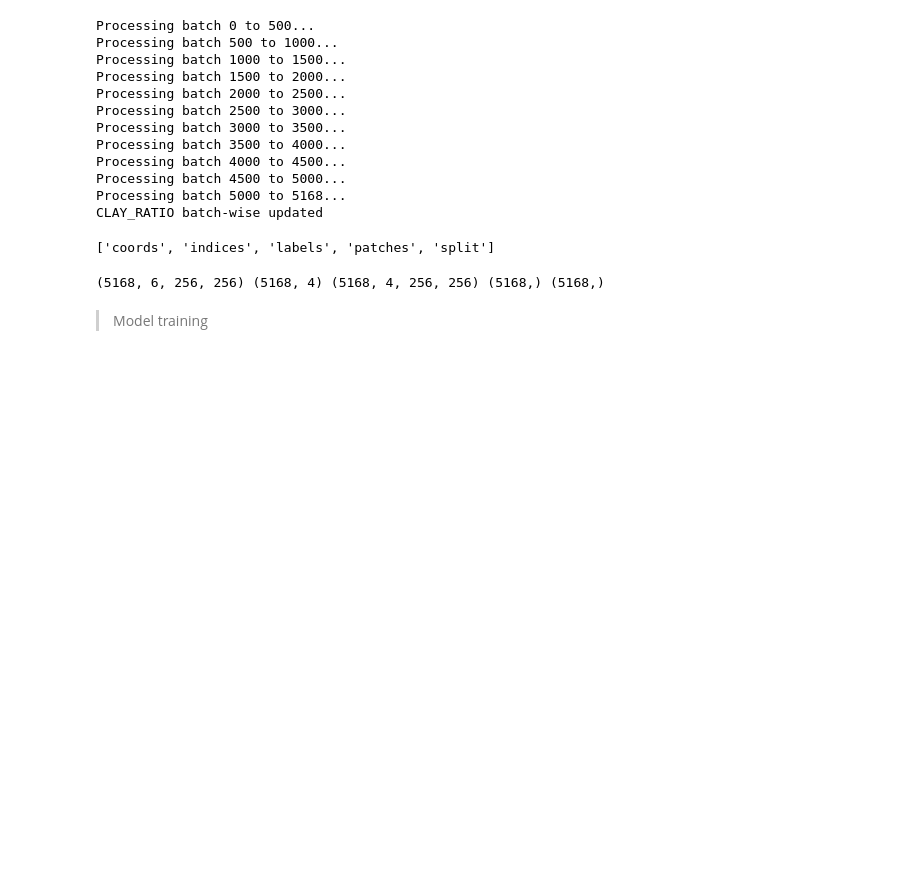
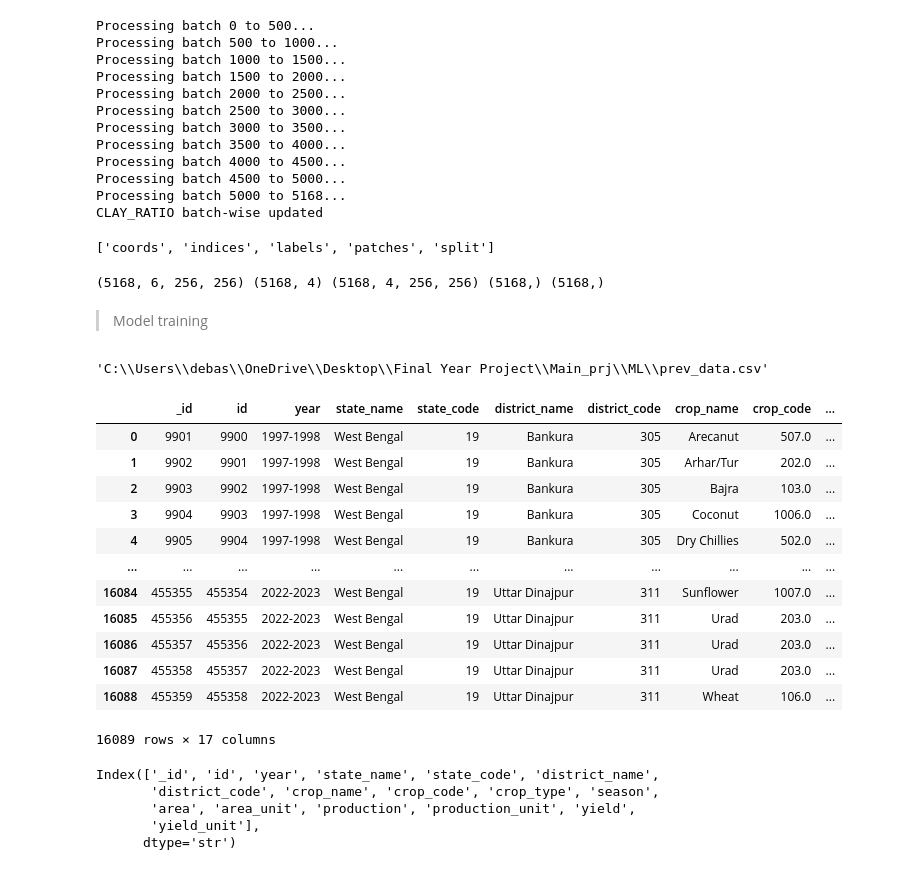
Before and after one commit to Souvik-Dutta12/Final-Yr-Project, a Jupyter notebook: ML/soil_type_classification/models/soil_type_classification.ipynb, the cells around one changed output. Saved outputs shown, nothing was run; the diff lists cells and outputs as text; code cells hidden in the pictures; blank space fills up the shorter version.

```diff
--- a/ML/soil_type_classification/models/soil_type_classification.ipynb
+++ b/ML/soil_type_classification/models/soil_type_classification.ipynb
@@ -1005,3 +1005,36 @@ for epoch in range(20):
     avg_loss = total_loss / len(train_loader)
 
     print(f"\nEpoch {epoch+1} Train Loss: {avg_loss:.4f}")
+# %%
+ds = r"C:\Users\debas\OneDrive\Desktop\Final Year Project\Main_prj\ML\prev_data.csv"
+# %%
+ds
+# %% [output]
+'C:\\Users\\debas\\OneDrive\\Desktop\\Final Year Project\\Main_prj\\ML\\prev_data.csv'
+# %%
+import pandas as pd
+data_set = pd.read_csv(ds)
+# %%
+data_set
+# %% [output]
+|  | _id | id | year | state_name | state_code | district_name | district_code | crop_name | crop_code | ... |
+| 0 | 9901 | 9900 | 1997-1998 | West Bengal | 19 | Bankura | 305 | Arecanut | 507.0 | ... |
+| 1 | 9902 | 9901 | 1997-1998 | West Bengal | 19 | Bankura | 305 | Arhar/Tur | 202.0 | ... |
+| 2 | 9903 | 9902 | 1997-1998 | West Bengal | 19 | Bankura | 305 | Bajra | 103.0 | ... |
+| 3 | 9904 | 9903 | 1997-1998 | West Bengal | 19 | Bankura | 305 | Coconut | 1006.0 | ... |
+| 4 | 9905 | 9904 | 1997-1998 | West Bengal | 19 | Bankura | 305 | Dry Chillies | 502.0 | ... |
+| ... | ... | ... | ... | ... | ... | ... | ... | ... | ... | ... |
+| 16084 | 455355 | 455354 | 2022-2023 | West Bengal | 19 | Uttar Dinajpur | 311 | Sunflower | 1007.0 | ... |
+| 16085 | 455356 | 455355 | 2022-2023 | West Bengal | 19 | Uttar Dinajpur | 311 | Urad | 203.0 | ... |
+| 16086 | 455357 | 455356 | 2022-2023 | West Bengal | 19 | Uttar Dinajpur | 311 | Urad | 203.0 | ... |
+| 16087 | 455358 | 455357 | 2022-2023 | West Bengal | 19 | Uttar Dinajpur | 311 | Urad | 203.0 | ... |
+| 16088 | 455359 | 455358 | 2022-2023 | West Bengal | 19 | Uttar Dinajpur | 311 | Wheat | 106.0 | ... |
+16089 rows × 17 columns
+# %%
+data_set.columns
+# %% [output]
+Index(['_id', 'id', 'year', 'state_name', 'state_code', 'district_name',
+       'district_code', 'crop_name', 'crop_code', 'crop_type', 'season',
+       'area', 'area_unit', 'production', 'production_unit', 'yield',
+       'yield_unit'],
+      dtype='str')
```
Also changed, not shown: parts of 6 cells of this notebook, 2 other files.
